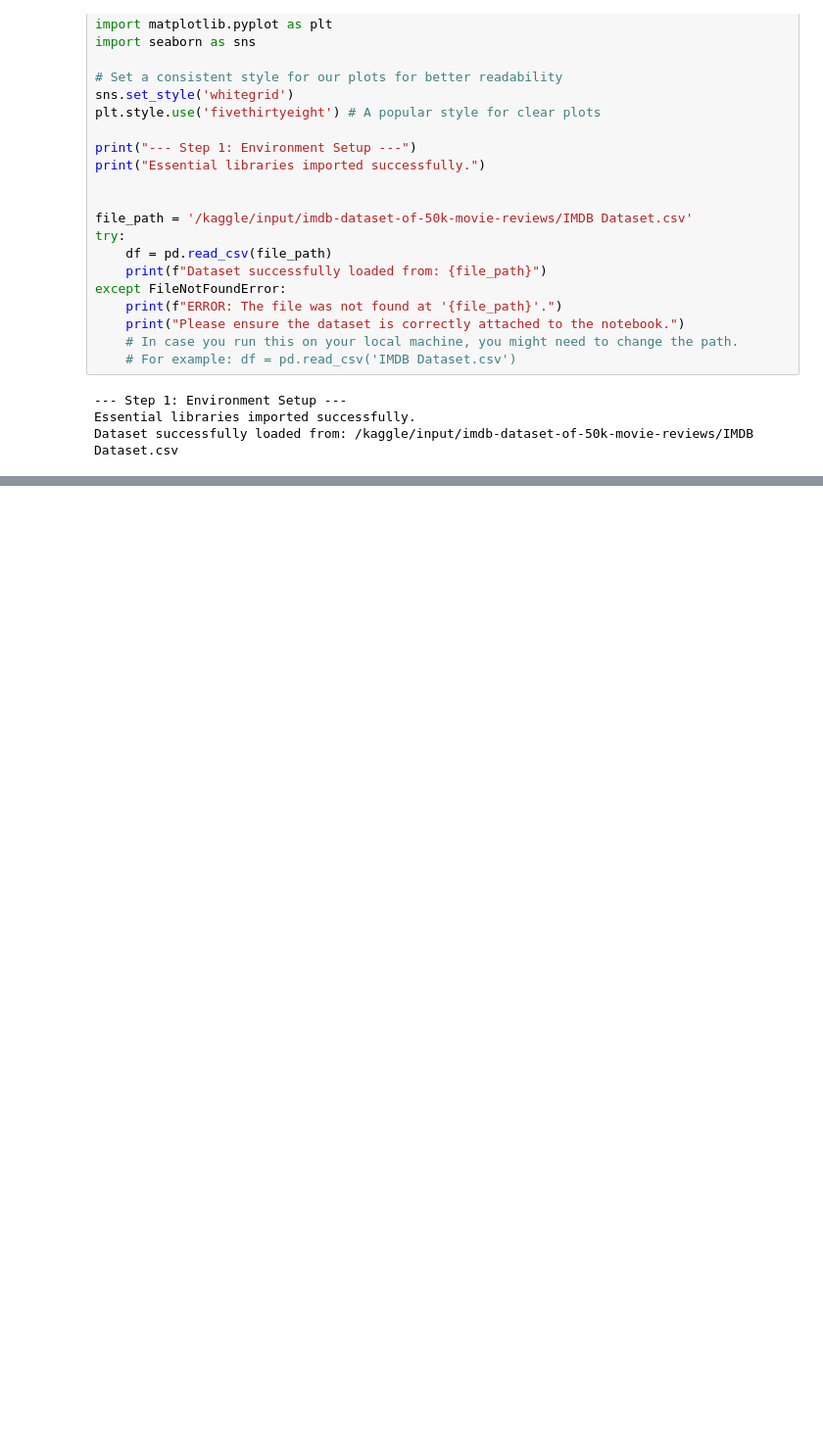
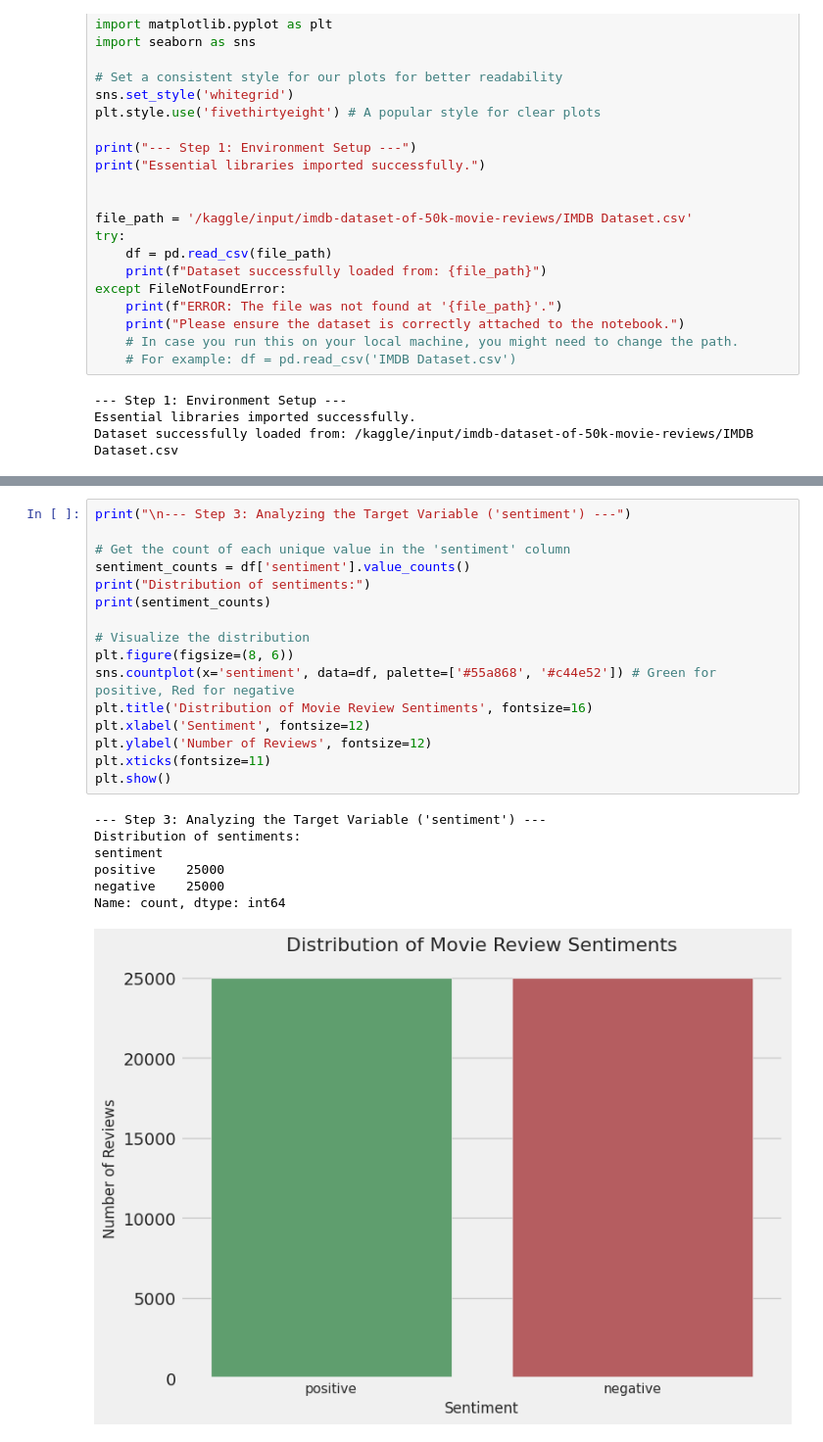
Before and after one commit to alabhastam/IMDB-sentiment, a Jupyter notebook: main.ipynb, the cells around one changed output, grey strips where cells are left out. Shown at 98% size. Drawn from its saved outputs; the diff is of its cells as text; blank space fills up the shorter version.

Commit message:
Kaggle Notebook | IMDB-sentiment | Udrsing

```diff
--- a/main.ipynb
+++ b/main.ipynb
@@ -30,0 +71,24 @@ Dataset successfully loaded from: /kaggle/input/imdb-dataset-of-50k-movie-review
+# %%
+print("\n--- Step 3: Analyzing the Target Variable ('sentiment') ---")
+
+# Get the count of each unique value in the 'sentiment' column
+sentiment_counts = df['sentiment'].value_counts()
+print("Distribution of sentiments:")
+print(sentiment_counts)
+
+# Visualize the distribution
+plt.figure(figsize=(8, 6))
+sns.countplot(x='sentiment', data=df, palette=['#55a868', '#c44e52']) # Green for positive, Red for negative
+plt.title('Distribution of Movie Review Sentiments', fontsize=16)
+plt.xlabel('Sentiment', fontsize=12)
+plt.ylabel('Number of Reviews', fontsize=12)
+plt.xticks(fontsize=11)
+plt.show()
+# %% [output]
+--- Step 3: Analyzing the Target Variable ('sentiment') ---
+Distribution of sentiments:
+sentiment
+positive    25000
+negative    25000
+Name: count, dtype: int64
+[figure, added]
```
Also changed, not shown: parts of 2 cells of this notebook.
